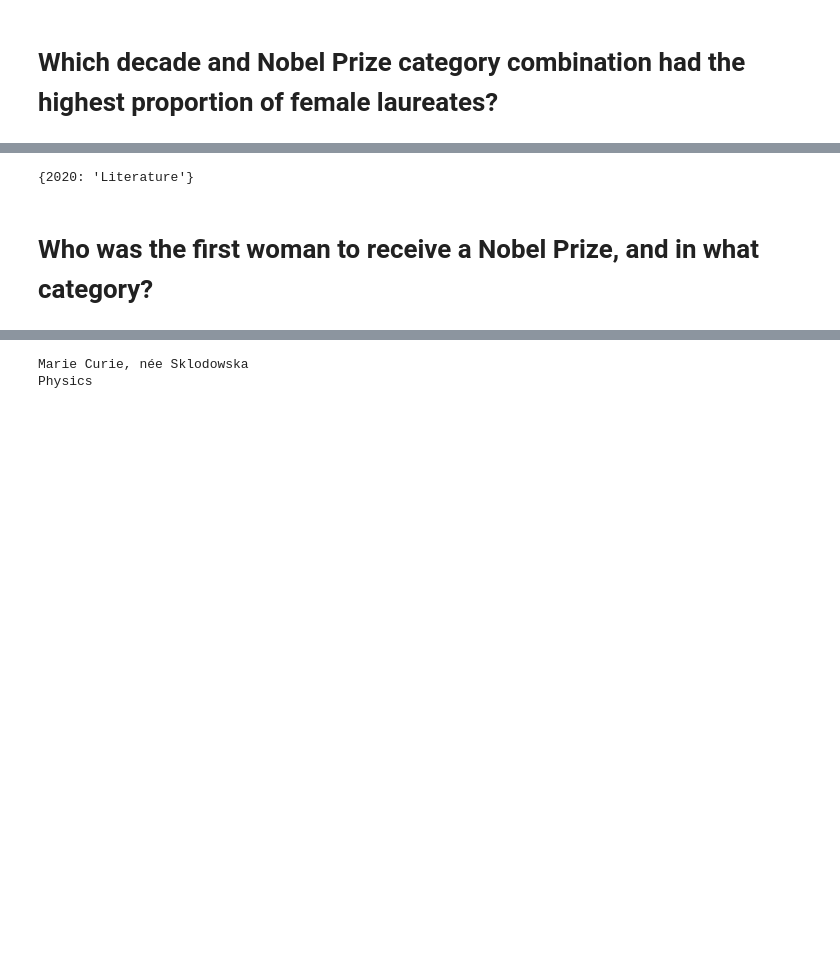
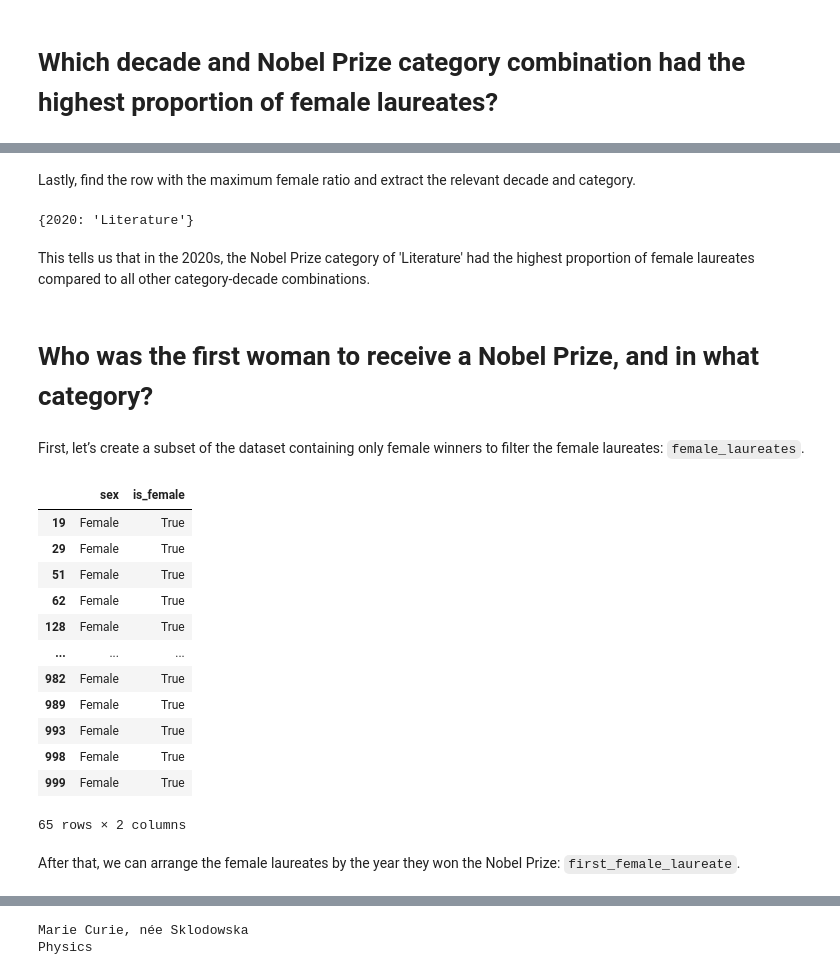
Before and after one commit to azizp128/data-science-projects, a Jupyter notebook: a-visual-history-of-nobel-prize-winners/new-version/notebook.ipynb, the cells around one changed output, grey strips where cells are left out. Drawn from its saved outputs; the diff is of its cells as text; code cells hidden in the pictures; blank space fills up the shorter version.

```diff
--- a/a-visual-history-of-nobel-prize-winners/new-version/notebook.ipynb
+++ b/a-visual-history-of-nobel-prize-winners/new-version/notebook.ipynb
@@ -138 +234,3 @@ plt.show()
+# %% [markdown]
+Lastly, find the row with the maximum female ratio and extract the relevant decade and category.
 # %%
@@ -157,5 +243,30 @@ max_female_dict = {int(max_row['decade']): max_row['category']}
 print(max_female_dict)
 # %% [output]
 {2020: 'Literature'}
+# %% [markdown]
+This tells us that in the 2020s, the Nobel Prize category of 'Literature' had the highest proportion of female laureates compared to all other category-decade combinations.
 # %% [markdown]
 # Who was the first woman to receive a Nobel Prize, and in what category?
+# %% [markdown]
+First, let’s create a subset of the dataset containing only female winners to filter the female laureates: `female_laureates`.
+# %%
+# Filter for female laureates
+female_laureates = nobel[nobel['sex'] == 'Female']
+
+female_laureates[['sex', 'is_female']]
+# %% [output]
+|  | sex | is_female |
+| 19 | Female | True |
+| 29 | Female | True |
+| 51 | Female | True |
+| 62 | Female | True |
+| 128 | Female | True |
+| ... | ... | ... |
+| 982 | Female | True |
+| 989 | Female | True |
+| 993 | Female | True |
+| 998 | Female | True |
+| 999 | Female | True |
+65 rows × 2 columns
+# %% [markdown]
+After that, we can arrange the female laureates by the year they won the Nobel Prize: `first_female_laureate`.
```
Also changed, not shown: parts of 34 cells of this notebook, 1 other file.
